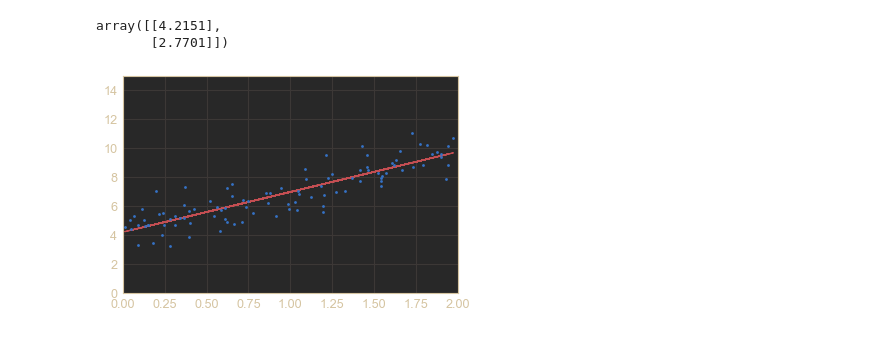
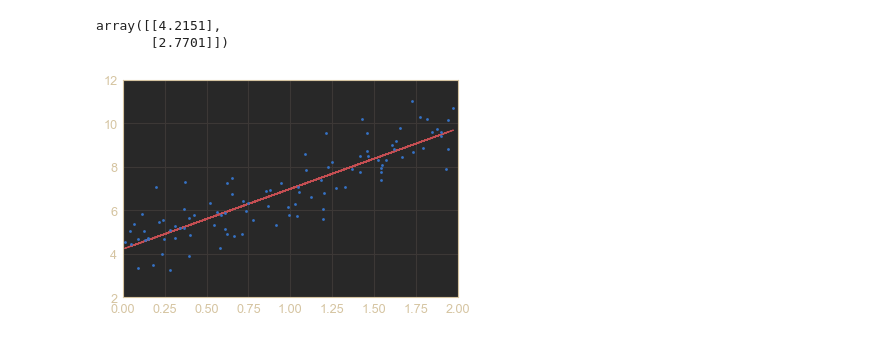
Before and after one commit to garcia-alex/ml-workflows, a Jupyter notebook: ch04.ipynb, the cells around one changed output. Cells and saved outputs as stored; diff of their text form; code cells hidden in the pictures.

```diff
--- a/ch04.ipynb
+++ b/ch04.ipynb
@@ -23,8 +29,8 @@ array([[4.2151],
 # %%
 y_ = linear_predict(X, theta)
 plt.plot(X, y_, 'r-')
 plt.plot(X, y, 'b.')
-plt.axis([0, 2, 0, 15])
+plt.axis([0, 2, 2, 12])
 plt.show()
 # %% [output]
-[figure, old version]
+[figure, new version]
```
Also changed, not shown: parts of 7 cells of this notebook, 2 other files.
